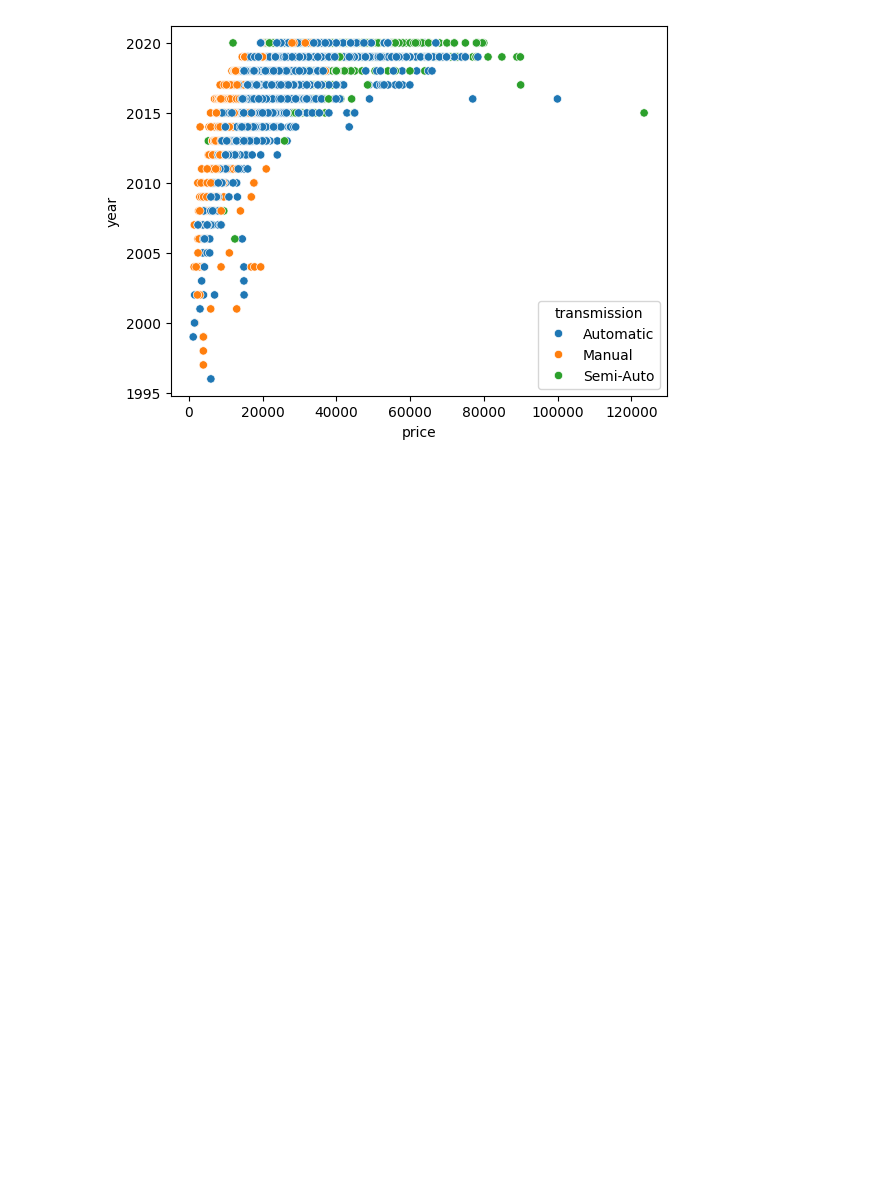
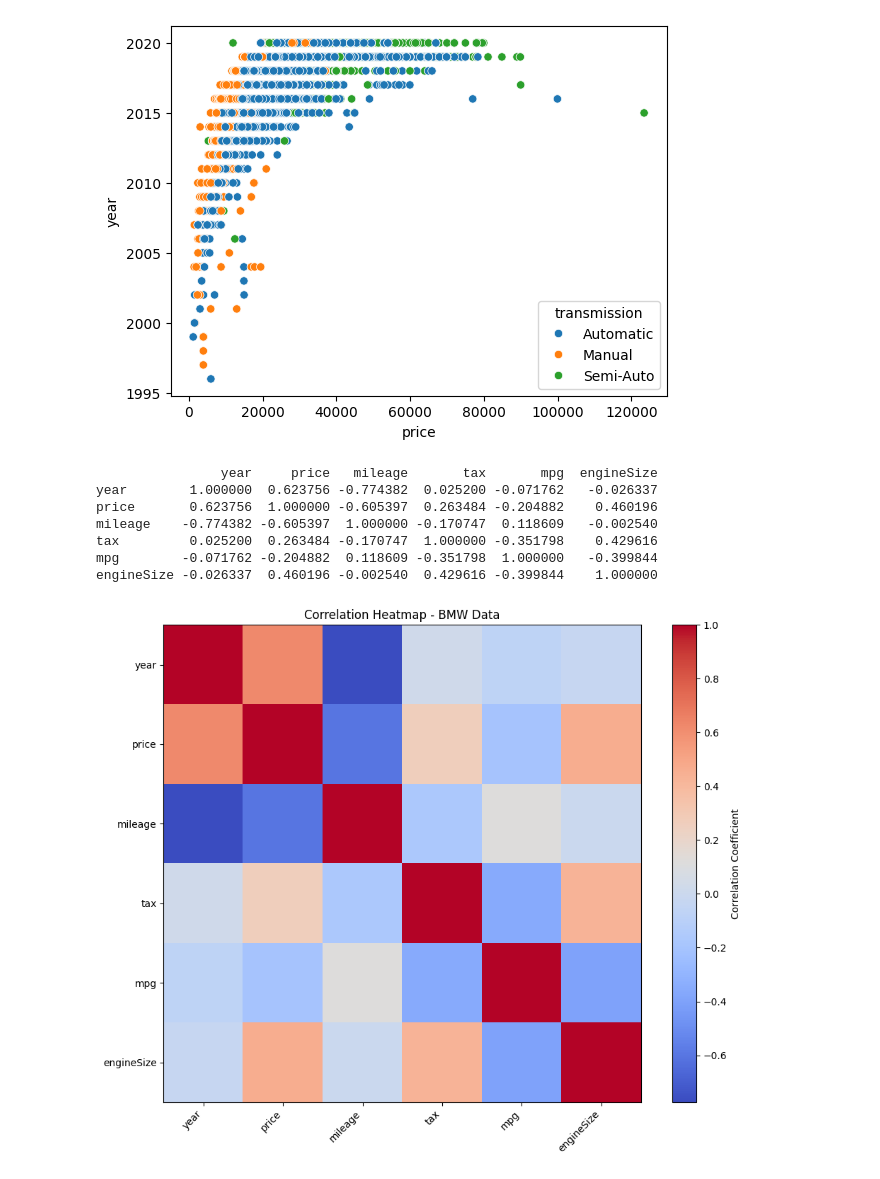
Before and after one commit to davidjayjackson/auto_bmw, a Jupyter notebook: bnw_eda.ipynb, the cells around one changed output. Saved outputs shown, nothing was run; the diff lists cells and outputs as text; code cells hidden in the pictures; blank space fills up the shorter version.

```diff
--- a/bnw_eda.ipynb
+++ b/bnw_eda.ipynb
@@ -79,0 +82,25 @@ sns.scatterplot(x='price', y='year', data=bmw,hue='transmission')
+# %%
+# Perform correlation analysis (numeric columns only)
+correlation_matrix = bmw.corr(numeric_only=True)
+
+# Display correlation table
+print(correlation_matrix)
+
+# Plot correlation heatmap
+plt.figure(figsize=(10, 8))
+plt.imshow(correlation_matrix, cmap='coolwarm', interpolation='none')
+plt.colorbar(label='Correlation Coefficient')
+plt.xticks(range(len(correlation_matrix.columns)), correlation_matrix.columns, rotation=45, ha='right')
+plt.yticks(range(len(correlation_matrix.columns)), correlation_matrix.columns)
+plt.title('Correlation Heatmap - BMW Data')
+plt.tight_layout()
+plt.show()
+# %% [output]
+                year     price   mileage       tax       mpg  engineSize
+year        1.000000  0.623756 -0.774382  0.025200 -0.071762   -0.026337
+price       0.623756  1.000000 -0.605397  0.263484 -0.204882    0.460196
+mileage    -0.774382 -0.605397  1.000000 -0.170747  0.118609   -0.002540
+tax         0.025200  0.263484 -0.170747  1.000000 -0.351798    0.429616
+mpg        -0.071762 -0.204882  0.118609 -0.351798  1.000000   -0.399844
+engineSize -0.026337  0.460196 -0.002540  0.429616 -0.399844    1.000000
+[figure, added]
```
Also changed, not shown: parts of 8 cells of this notebook, 1 other file.
